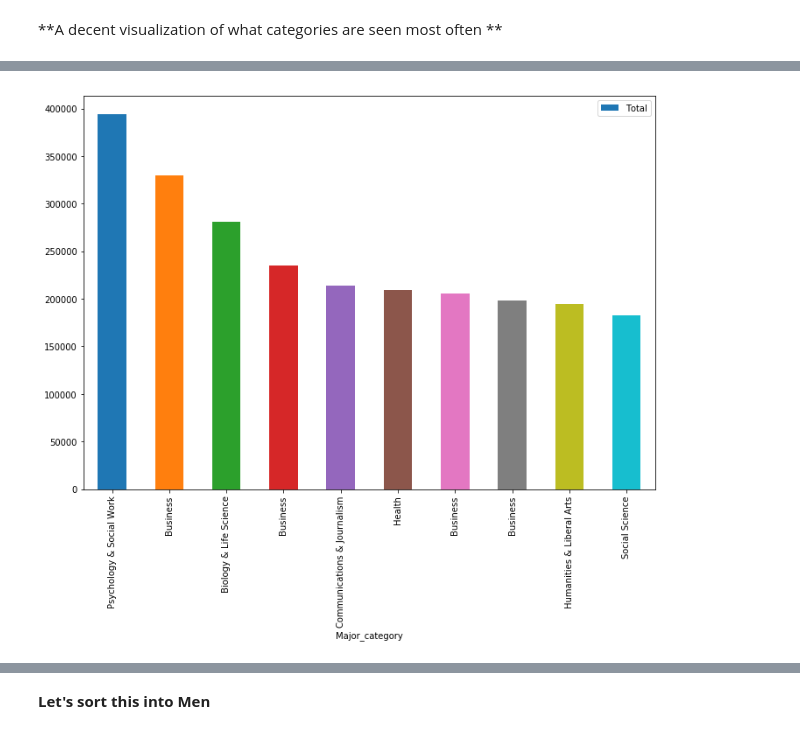
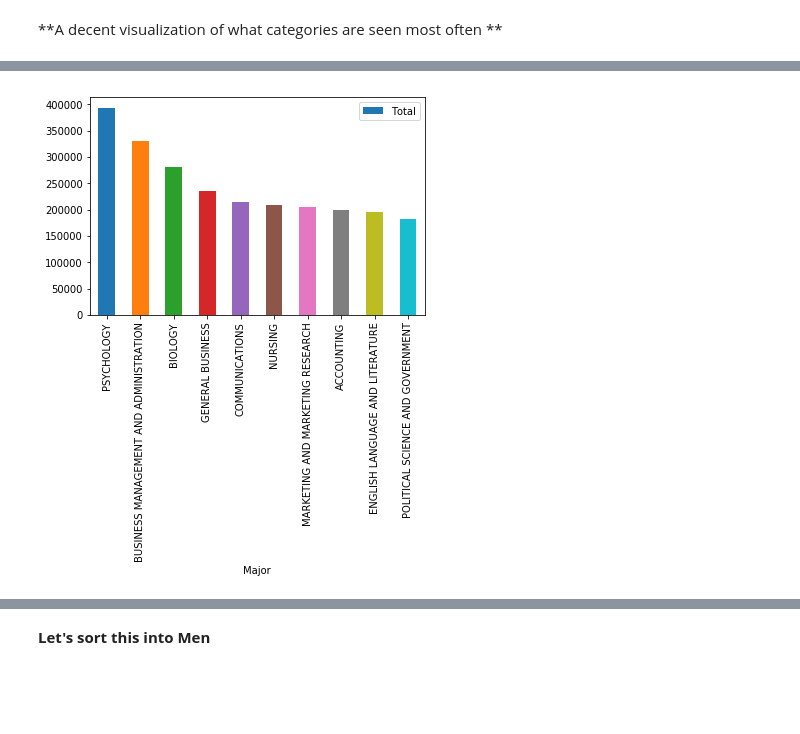
Before and after one commit to LambdaSchool/DS-Unit-1-Sprint-5-Data-Storytelling-Blog-Post, a Jupyter notebook: College_Majors_Theory.ipynb, the cells around one changed output, grey strips where cells are left out. Drawn from its saved outputs; the diff is of its cells as text; code cells hidden in the pictures; blank space fills up the shorter version.

```diff
--- a/College_Majors_Theory.ipynb
+++ b/College_Majors_Theory.ipynb
@@ -183,8 +194,8 @@ total_count = totals_mc.nlargest(10, 'Total')
 # %%
 # Plotting the top 10 largest
-total_count.plot.bar(x='Major_category', y='Total');
+total_count.plot.bar(x='Major', y='Total');
 # %% [output]
-[figure, old version]
+[figure, new version]
 # %%
 # Looking at the value counts although, I do not think I will need this
 totals_mc['Major_category'].value_counts().plot.bar();
```
Also changed, not shown: parts of 30 cells of this notebook.
